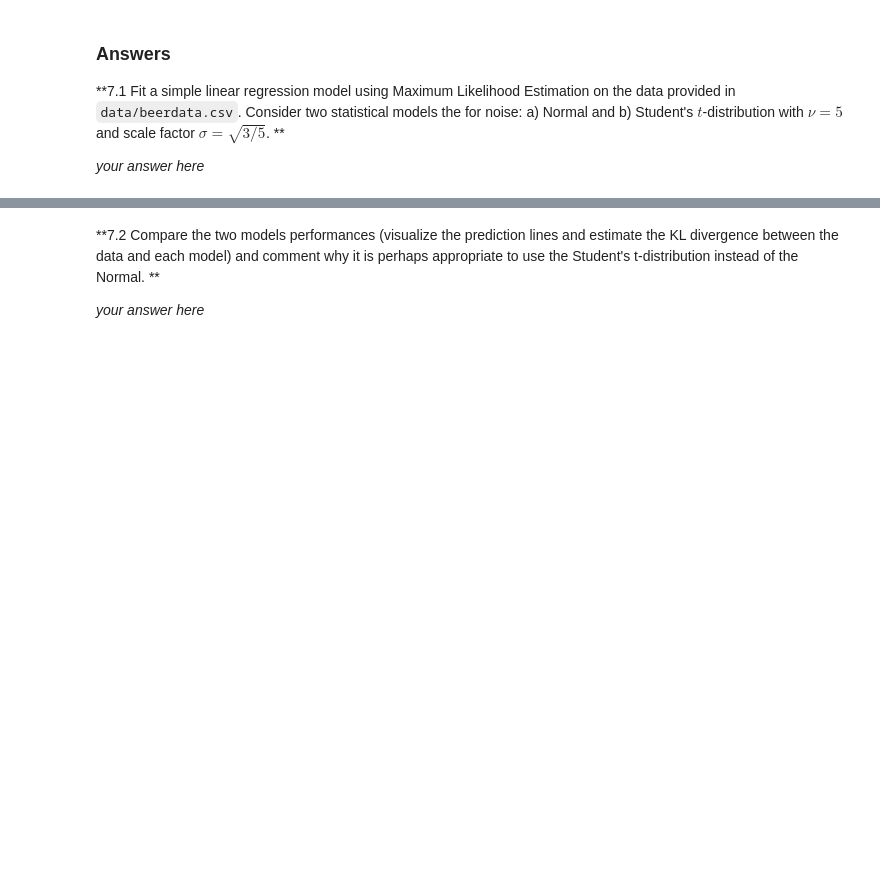
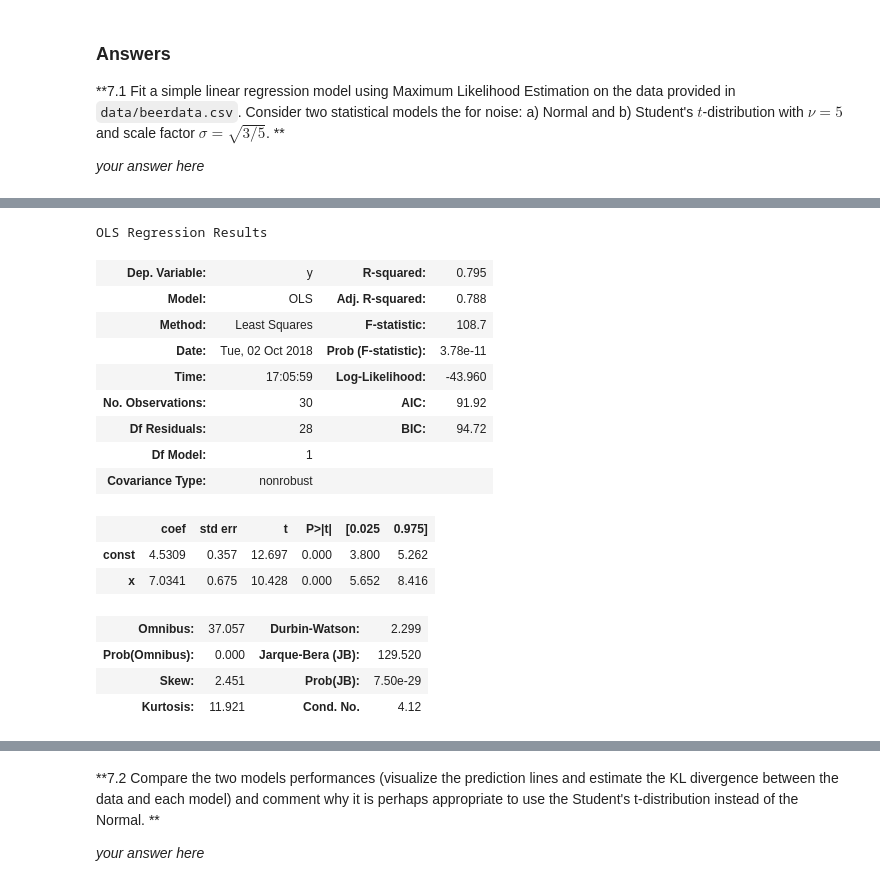
Before and after one commit to avrielepps/CS109AHW, a Jupyter notebook: cs109a_hw3_209/cs109a_hw3_209.ipynb, the cells around one changed output, grey strips where cells are left out. Saved outputs shown, nothing was run; the diff lists cells and outputs as text; code cells hidden in the pictures; blank space fills up the shorter version.

```diff
--- a/cs109a_hw3_209/cs109a_hw3_209.ipynb
+++ b/cs109a_hw3_209/cs109a_hw3_209.ipynb
@@ -54,3 +70,25 @@ from scipy.stats import norm
 # %%
 #### Generate the ordinary least squares model (OLS)
-# your code here
+model = sm.OLS(
+    df.y,
+    sm.add_constant(df['x'])
+).fit()
+model.summary()
+# %% [output]
+OLS Regression Results
+| Dep. Variable: | y | R-squared: | 0.795 |
+| Model: | OLS | Adj. R-squared: | 0.788 |
+| Method: | Least Squares | F-statistic: | 108.7 |
+| Date: | Tue, 02 Oct 2018 | Prob (F-statistic): | 3.78e-11 |
+| Time: | 17:05:59 | Log-Likelihood: | -43.960 |
+| No. Observations: | 30 | AIC: | 91.92 |
+| Df Residuals: | 28 | BIC: | 94.72 |
+| Df Model: | 1 |  |  |
+| Covariance Type: | nonrobust |  |  |
+|  | coef | std err | t | P>|t| | [0.025 | 0.975] |
+| const | 4.5309 | 0.357 | 12.697 | 0.000 | 3.800 | 5.262 |
+| x | 7.0341 | 0.675 | 10.428 | 0.000 | 5.652 | 8.416 |
+| Omnibus: | 37.057 | Durbin-Watson: | 2.299 |
+| Prob(Omnibus): | 0.000 | Jarque-Bera (JB): | 129.520 |
+| Skew: | 2.451 | Prob(JB): | 7.50e-29 |
+| Kurtosis: | 11.921 | Cond. No. | 4.12 |
```
Also changed, not shown: parts of 7 cells of this notebook.
